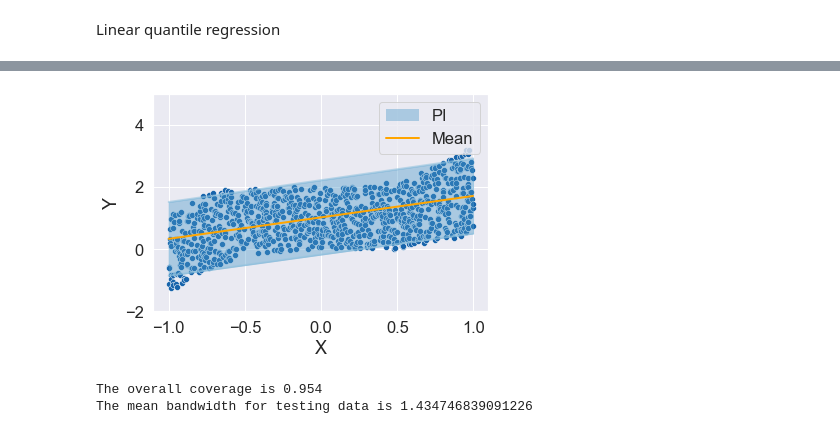
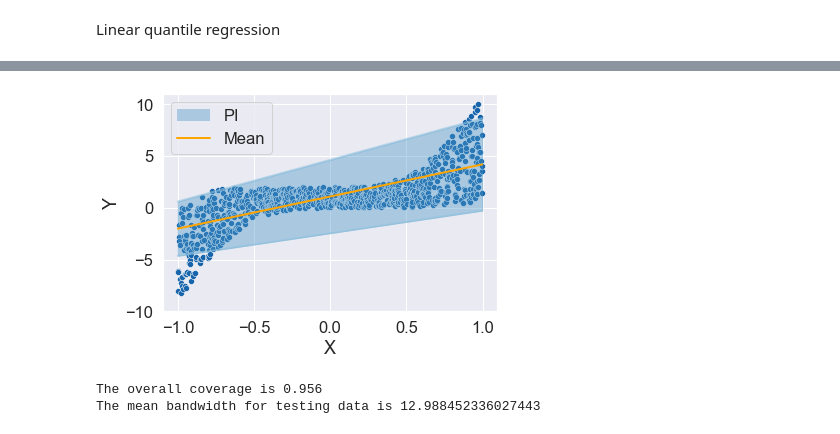
Before and after one commit to JiaweiGe0416/PI, a Jupyter notebook: Simulation LQR.ipynb, the cells around one changed output, grey strips where cells are left out. Drawn from its saved outputs; the diff is of its cells as text; code cells hidden in the pictures.

```diff
--- a/Simulation LQR.ipynb
+++ b/Simulation LQR.ipynb
@@ -10,6 +11,6 @@ from sklearn.linear_model import QuantileRegressor
 # %%
 # Plot the results
-def my_plot(X_t,Y_t,M_t,V_t,ylim):
+def my_plot(X_t,Y_t,M_t,V_t,ylim,legend_loc='upper right'):
     # (X_t,Y_t): test data
     # M_t: mean estimator m(X_t)
     # V_t: variance estimator f(X_t)
@@ -40,7 +41,7 @@ def my_plot(X_t,Y_t,M_t,V_t,ylim):
     legend_elements = [
     patches.Rectangle((0, 0), 1, 1, lw=0, color=palette[1], alpha=0.4, label="PI"),
     lines.Line2D([0], [0], color='orange', lw=2, label="Mean")]
-    plt.legend(handles=legend_elements, loc='upper right')
+    plt.legend(handles=legend_elements, loc=legend_loc)
 #     plt.legend(loc='upper right')
     plt.show()
     # plt.savefig("plot.png", dpi=300)
@@ -93,48 +104,80 @@ The mean bandwidth for testing data is 1.199376889287364
 # %%
 # Test 2
 
 # Generate i.i.d data
 np.random.seed(0)
 n_pre = 1000
 n_opt = 100
 n_adj = 100
 n_t = 1000
 n = n_pre+n_opt+n_adj+n_t
 
 X = np.random.uniform(-1, 1, n).reshape(-1, 1)
-Y = 1+np.power(X, 3)+np.sqrt(1+np.power(X, 2))  * np.random.uniform(-1, 1, n).reshape(-1, 1)
+Y = 1+5*np.power(X, 3)+np.sqrt(1+25*np.power(X, 4))  * np.random.uniform(-1, 1, n).reshape(-1, 1)
 
-X_train = X[0:n_pre+n_opt+n_adj,:]
-Y_train = Y[0:n_pre+n_opt+n_adj,:]
-x_train = X_train[:,0]
-y_train = Y_train[:,0]
+X_lin = X[0:600,:]
+Y_lin = Y[0:600,:]
+x_lin = X_lin[:,0]
+y_lin = Y_lin[:,0]
+
+X_quantile = X[600:n_pre+n_opt+n_adj,:]
+Y_quantile = Y[600:n_pre+n_opt+n_adj,:]
 
 X_test = X[n_pre+n_opt+n_adj:,:]
 Y_test = Y[n_pre+n_opt+n_adj:,:]
-x_test = X_test[:,0]
-y_test = Y_test[:,0]
 
+
+# Fit a linear regression model to estimate the mean
+model_mean = LinearRegression().fit(X_lin, y_lin)
+
+# Estimate the quantile
+M_quantile = model_mean.predict(X_quantile).reshape(-1,1)
 
 alpha = 0.05
 
-model1 = QuantileRegressor(quantile=1-(alpha/2), alpha=0)
-model1.fit(X_train, Y_train)
-y1 = model1.predict(X_test)
+model_quantile = QuantileRegressor(quantile=1-(alpha/2), alpha=0)
+model_quantile.fit(X_quantile, Y_quantile-M_quantile)
+Q_test = model_quantile.predict(X_test)
 
-model2 = QuantileRegressor(quantile=alpha/2, alpha=0)
-model2.fit(X_train, Y_train)
-y2= model2.predict(X_test)
 
-M_test = (y1+y2)/2
+M_test = model_mean.predict(X_test)
 M_test = M_test.reshape(-1,1)
-V_test = ((y1-y2)/2)**2
+V_test = Q_test**2
 V_test = V_test.reshape(-1,1)
 
-my_plot(X_test,Y_test,M_test,V_test,ylim=[-2,5])
+my_plot(X_test,Y_test,M_test,V_test,ylim=[-10,11],legend_loc = 'upper left')
+
+# X_train = X[0:n_pre+n_opt+n_adj,:]
+# Y_train = Y[0:n_pre+n_opt+n_adj,:]
+# x_train = X_train[:,0]
+# y_train = Y_train[:,0]
+
+# X_test = X[n_pre+n_opt+n_adj:,:]
+# Y_test = Y[n_pre+n_opt+n_adj:,:]
+# x_test = X_test[:,0]
+# y_test = Y_test[:,0]
+
+
+# alpha = 0.05
+
+# model1 = QuantileRegressor(quantile=1-(alpha/2), alpha=0)
+# model1.fit(X_train, Y_train)
+# y1 = model1.predict(X_test)
+
+# model2 = QuantileRegressor(quantile=alpha/2, alpha=0)
+# model2.fit(X_train, Y_train)
+# y2= model2.predict(X_test)
+
+# M_test = (y1+y2)/2
+# M_test = M_test.reshape(-1,1)
+# V_test = ((y1-y2)/2)**2
+# V_test = V_test.reshape(-1,1)
+
+# my_plot(X_test,Y_test,M_test,V_test,ylim=[-2,5])
 # %% [output]
-[figure, old version]
+[figure, new version]
-The overall coverage is 0.954
-The mean bandwidth for testing data is 1.434746839091226
+The overall coverage is 0.956
+The mean bandwidth for testing data is 12.988452336027443
 # %%
 # Test 3
 
```
Also changed, not shown: parts of 3 cells of this notebook, 2 other files.
